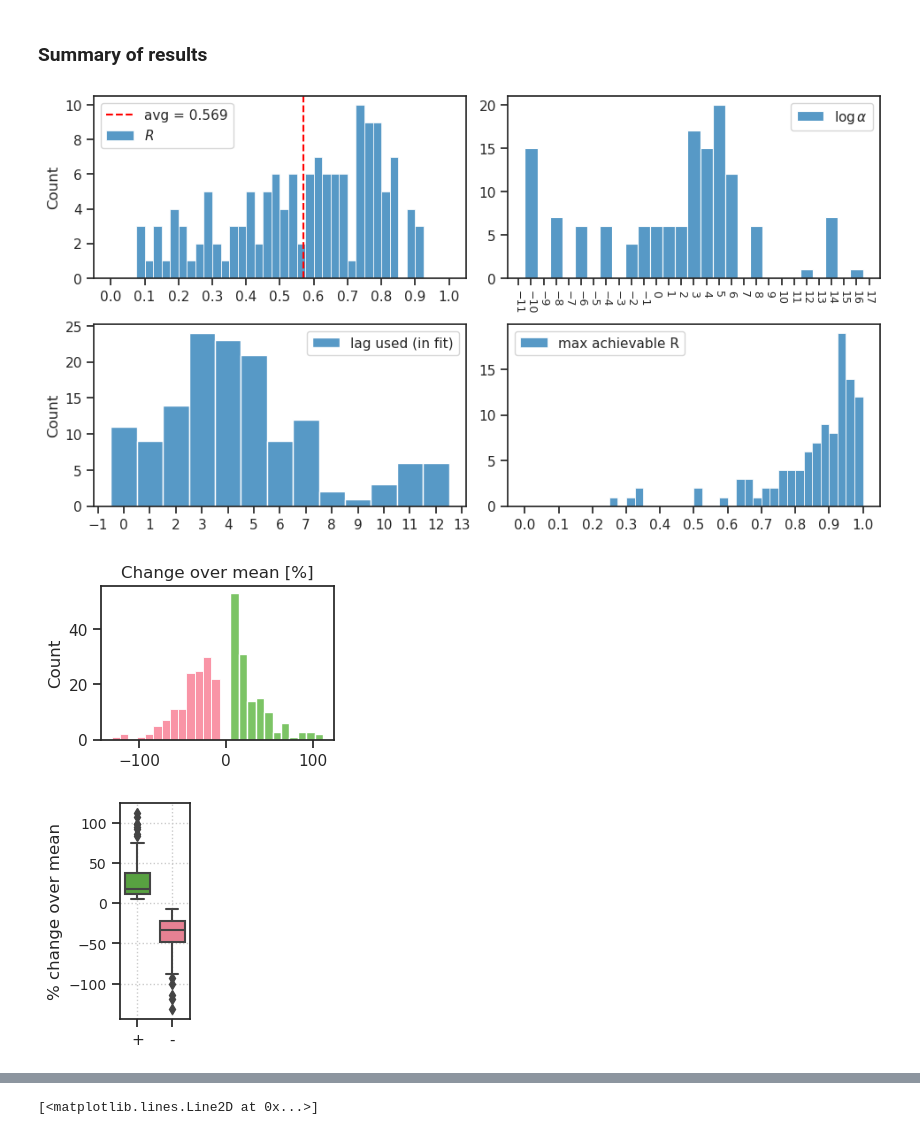
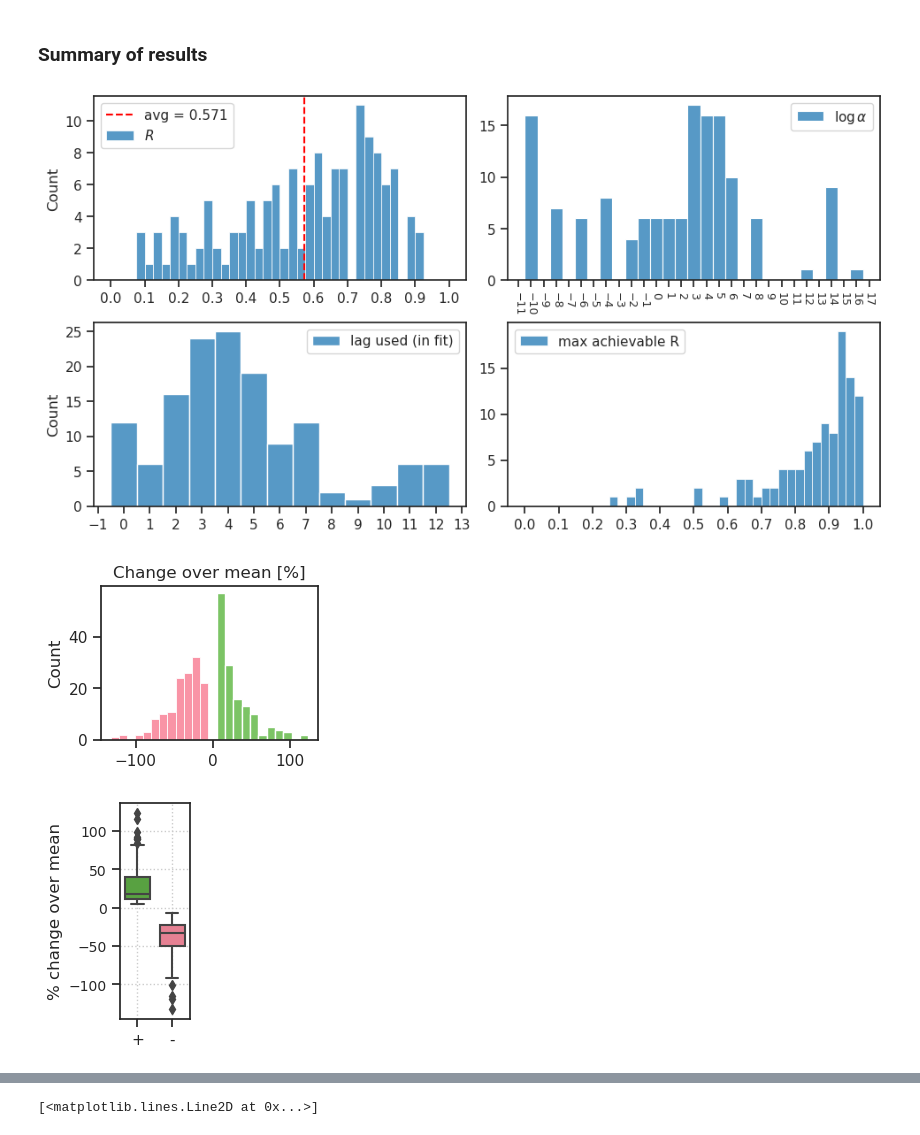
Before and after one commit to hadivafaii/jb-MTMST, a Jupyter notebook: _sources/nb/2023-04/29_combine-fits.ipynb, the cells around one changed output, grey strips where cells are left out. Drawn from its saved outputs; the diff is of its cells as text; code cells hidden in the pictures.

```diff
--- a/_sources/nb/2023-04/29_combine-fits.ipynb
+++ b/_sources/nb/2023-04/29_combine-fits.ipynb
@@ -77,9 +43,10 @@ fits = [
     'transl1_nf-420_(2023_04_27,13:00)',
     'transl2_nf-420_(2023_04_27,19:16)',
     'transl4_nf-420_(2023_04_27,07:52)',
-    # TODO: transl8,
+    'transl8_nf-420_(2023_04_30,07:48)',
 
-    'Medium_obj1_nf-280_(2023_04_26,15:53)',
+    'obj1_nf-280_(2023_04_26,15:53)',
+    'obj2_nf-280_(2023_05_01,07:39)',
     'obj4_nf-280_(2023_04_26,18:21)',
     'obj8_nf-420_(2023_04_28,12:48)',
 
@@ -282,4 +253,7 @@ plt.show()
 # %% [markdown]
 ## Get df best
 # %%
-df_best = best_results(df)
+df_best = best_fits(df)
+
+inds = df_best['perf_best'].argsort()[::-1]
+df_best.iloc[inds[:20]]
@@ -362,18 +349,18 @@ plt.show()
 # %%
 show_neural_results(df_best, 'perf_best');
 # %% [output]
-[figure, old version]
+[figure, new version]
 # %%
 _pal = sns.color_palette('husl')
 _pal = {'+': _pal[2], '-': _pal[0]}
 
-fig, ax = create_figure(1, 1, (3, 2))
+fig, ax = create_figure(1, 1, (2.8, 2))
 sns.histplot(df_best['%+'], color=_pal['+'], ax=ax)
 sns.histplot(df_best['%-'], color=_pal['-'], ax=ax)
 ax.set(xlabel='', title='Change over mean [%]')
 plt.show()
 # %% [output]
-[figure, old version]
+[figure, new version]
 # %%
 val = np.concatenate([df_best['%+'].values, df_best['%-'].values])
 label = ['+'] * len(df_best['%+']) + ['-'] * len(df_best['%-'])
@@ -393,7 +380,7 @@ ax.set(xlabel='', ylabel='% change over mean')
 ax.grid()
 plt.show()
 # %% [output]
-[figure, old version]
+[figure, new version]
 # %%
 # HIDE CODE
 
```
Also changed, not shown: parts of 22 cells of this notebook, 51 other files.
